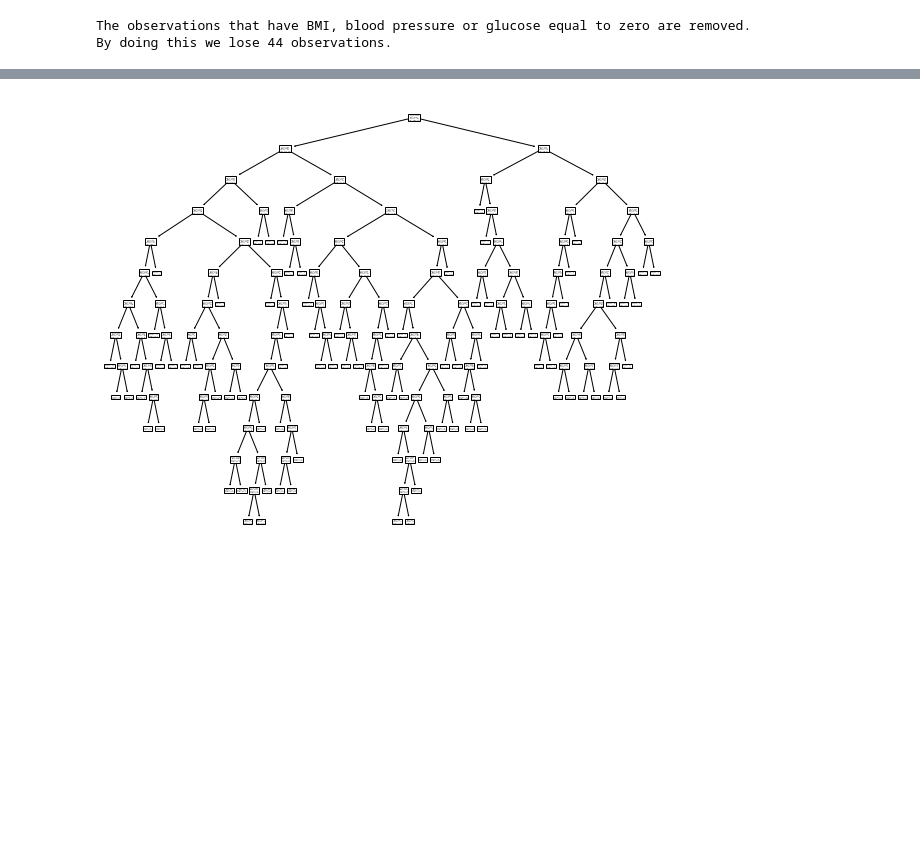
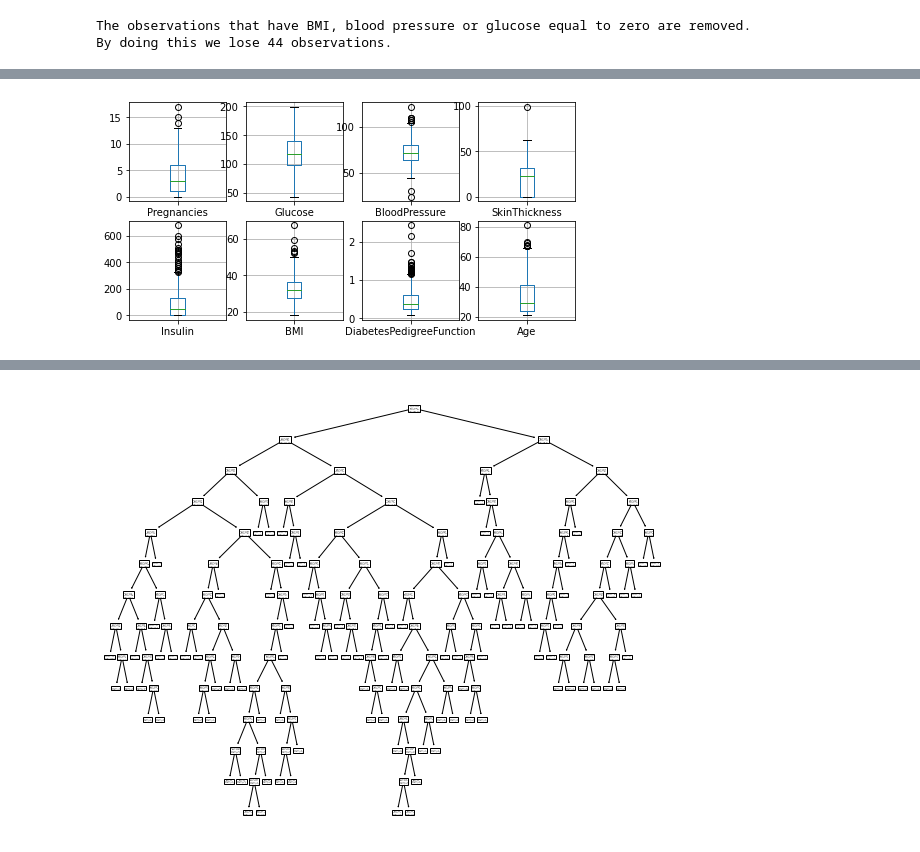
Before and after one commit to abaron32/Decision-Tree-Project-Tutorial, a Jupyter notebook: src/explore.ipynb, the cells around one changed output, grey strips where cells are left out. Saved outputs shown, nothing was run; the diff lists cells and outputs as text; code cells hidden in the pictures; blank space fills up the shorter version.

```diff
--- a/src/explore.ipynb
+++ b/src/explore.ipynb
@@ -143,0 +177,9 @@ plt.show()
+# %%
+# Perform univariate analysis - boxplots
+
+fig, ax = plt.subplots(2,4, figsize=(8,4))
+axs = ax.flatten()
+for i in range(len(axs)):
+    X_train._get_numeric_data().iloc[:,i].to_frame().boxplot(ax=axs[i])
+# %% [output]
+[figure, added]
```
Also changed, not shown: parts of 29 cells of this notebook.
